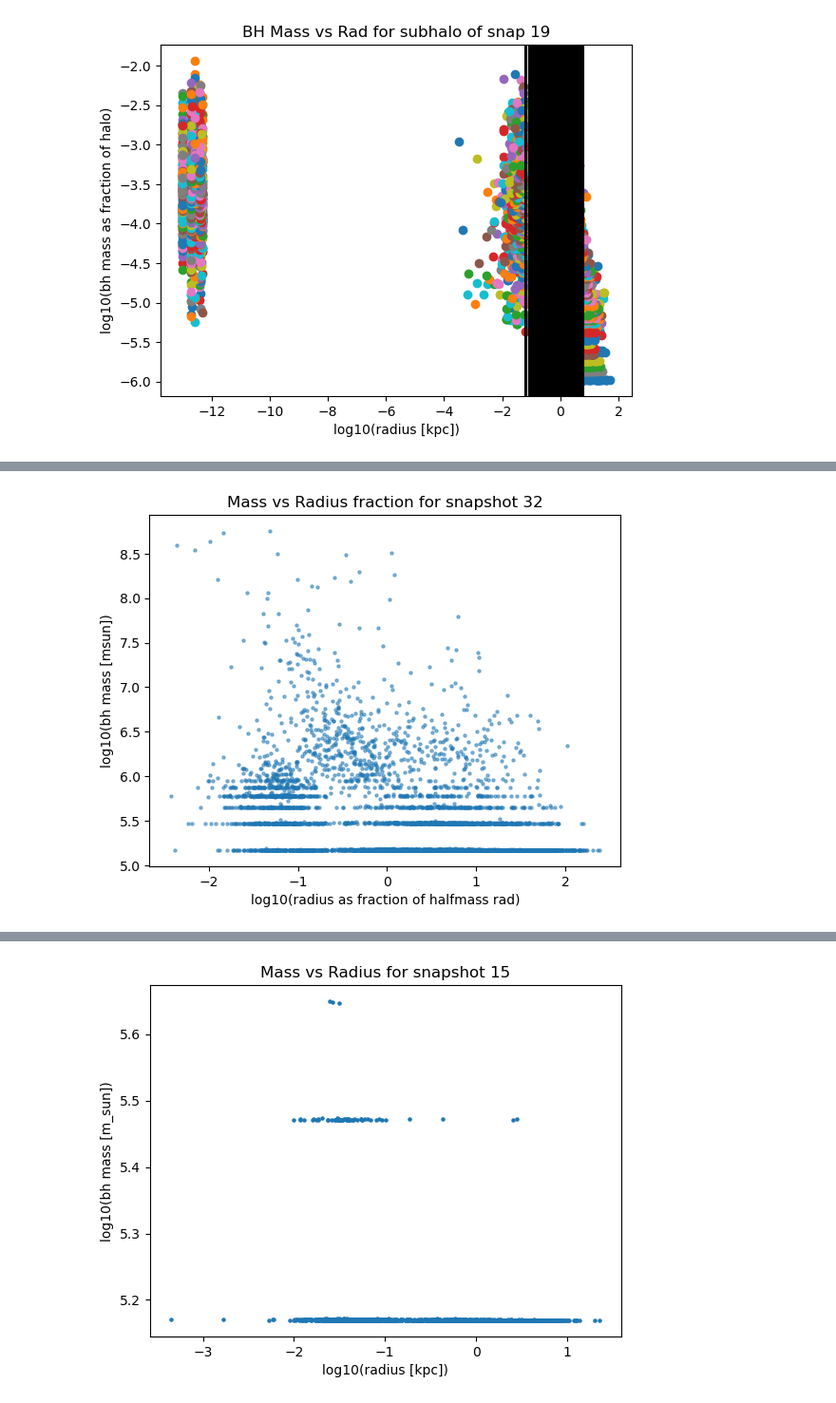
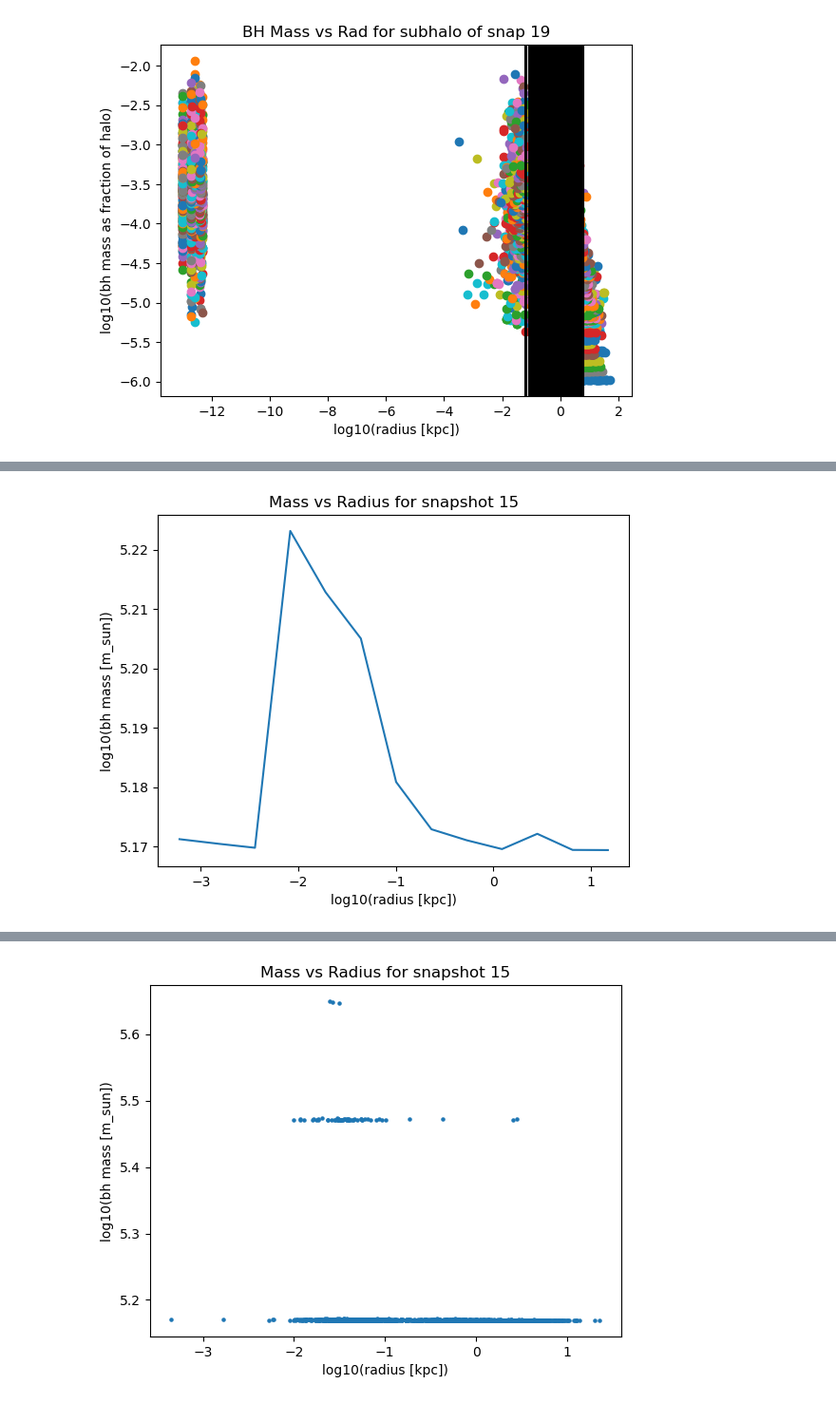
Before and after one commit to pranav-satheesh/wandering_bhs, a Jupyter notebook: Notebooks/SubhaloDictionary.ipynb, the cells around one changed output, grey strips where cells are left out. Shown at 95% size. Drawn from its saved outputs; the diff is of its cells as text; code cells hidden in the pictures.

```diff
--- a/Notebooks/SubhaloDictionary.ipynb
+++ b/Notebooks/SubhaloDictionary.ipynb
@@ -260,14 +131,26 @@ def massfrac_radfrac_scatter(snapshot, markersize=5):
 # %%
-def massfrac_rad_mean_hist(snapshot, numbins):
-    valid_m, valid_r = mass_rad_data(snapshot, mfrac=True)
-    log_m = np.log10(valid_m)
-    log_r = np.log10(valid_r)
-    edges = np.linspace(np.min(log_r), np.max(log_r), numbins+1)
-    edges[0] = edges[0] - 0.1
-    centers = (edges[1:]+edges[:-1])/2
-    means = np.empty(numbins)
-    for i in range(numbins):
-        inbin = np.bitwise_and((log_r>edges[i]),(log_r<=edges[i+1]))
-        means[i] = np.mean(log_m[inbin])
-    print(means)
+def mean_hist(snapshot, mfrac=False, rfrac=False, onlyCentralHalos=False, includeSupercentrals=False):
+    m, r = mass_rad_data(snapshot, mfrac, rfrac, onlyCentralHalos, includeSupercentrals)
+    log_m = np.log10(m)
+    log_r = np.log10(r)
+    for numbins in range(20, 0, -1):
+        edges = np.linspace(np.min(log_r), np.max(log_r), numbins+1)
+        edges[0] = edges[0] - 0.1
+        centers = (edges[1:]+edges[:-1])/2
+        means = np.empty(numbins)
+        valid = True
+        for i in range(numbins):
+            inbin = np.bitwise_and((log_r>edges[i]),(log_r<=edges[i+1]))
+            if len(log_r[inbin]) == 0:
+                valid = False
+                break
+            means[i] = np.mean(log_m[inbin])
+        if valid: break
     plt.plot(centers, means)
+    r_unit = "halfmass rad" if rfrac else "kpc"
+    m_unit = "halo mass" if mfrac else "m_sun"
+    plt.xlabel(f"log10(radius [{r_unit}])")
+    plt.ylabel(f"log10(bh mass [{m_unit}])")
+    m_title = "Mass fraction" if mfrac else "Mass"
+    r_title = "Radius fraction" if rfrac else "Radius"
+    plt.title(f"{m_title} vs {r_title} for snapshot {snapshot}")
@@ -318,7 +164,7 @@ massfrac_rad_mean_hist_adaptive(19)
-# %%
-mass_radfrac_scatter(32)
-# %% [output]
-[figure, removed]
+# %%
+mean_hist(15)
+# %% [output]
+[figure, added]
 # %%
 #its likely the horizontal lines are merged seeds
 # %%
```
Also changed, not shown: parts of 25 cells of this notebook.
